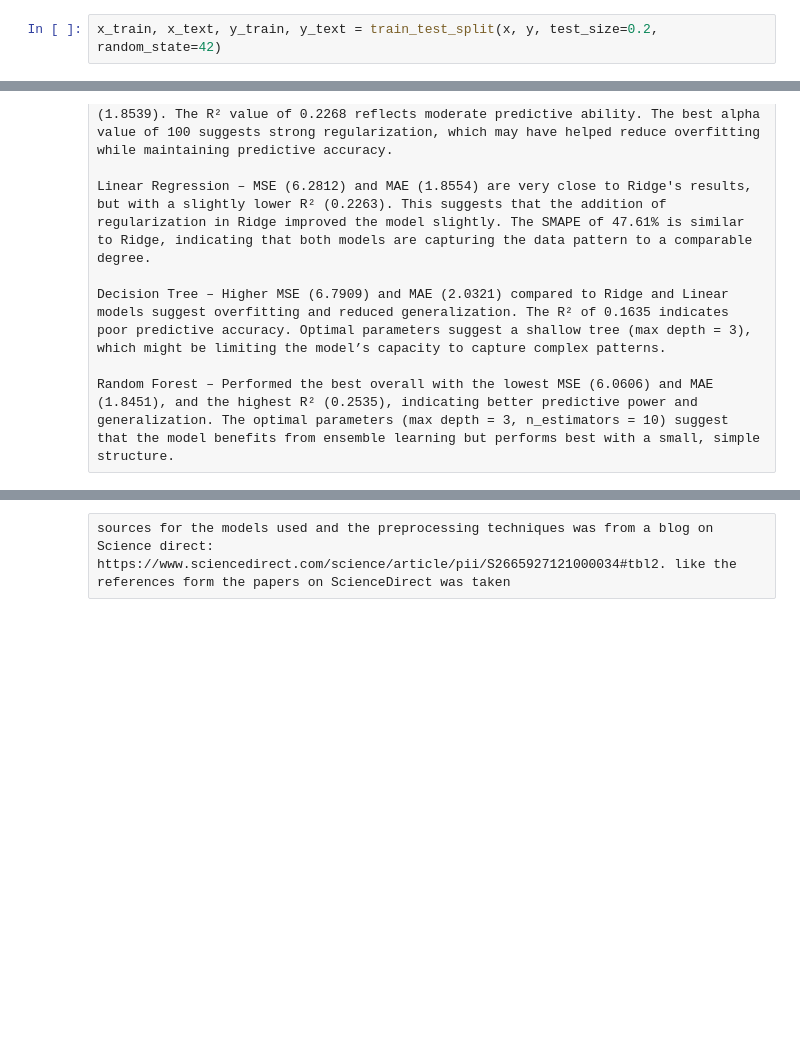
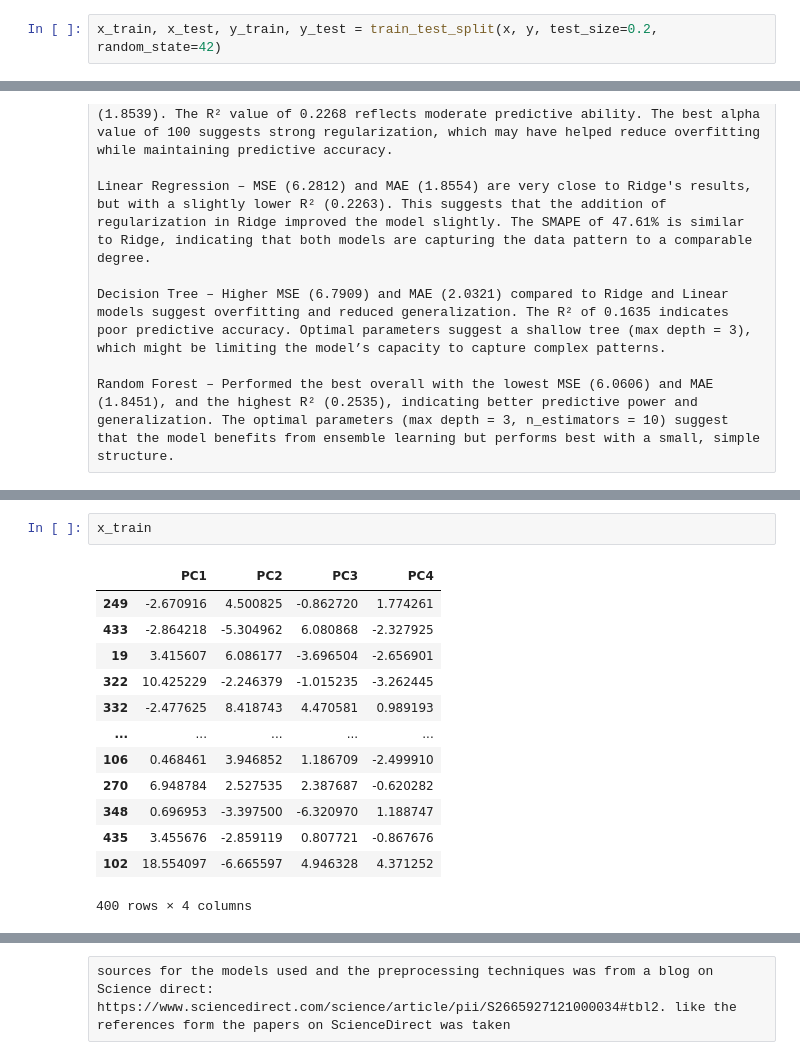
Before and after one commit to charancom/Imago_AI_Task, a Jupyter notebook: Main_Regression_Rf_lasso_ridge_trees.ipynb, the cells around one changed output, grey strips where cells are left out. Saved outputs shown, nothing was run; the diff lists cells and outputs as text; blank space fills up the shorter version.

```diff
--- a/Main_Regression_Rf_lasso_ridge_trees.ipynb
+++ b/Main_Regression_Rf_lasso_ridge_trees.ipynb
@@ -344,7 +344,7 @@ y
 499    7.244942
 Name: Target, Length: 500, dtype: float64
 # %%
-x_train, x_text, y_train, y_text = train_test_split(x, y, test_size=0.2, random_state=42)
+x_train, x_test, y_train, y_test = train_test_split(x, y, test_size=0.2, random_state=42)
 # %%
 import numpy as np
 from sklearn.metrics import make_scorer, mean_squared_error, mean_absolute_error, r2_score
@@ -557,0 +564,16 @@ plt.show()
+# %%
+x_train
+# %% [output]
+|  | PC1 | PC2 | PC3 | PC4 |
+| 249 | -2.670916 | 4.500825 | -0.862720 | 1.774261 |
+| 433 | -2.864218 | -5.304962 | 6.080868 | -2.327925 |
+| 19 | 3.415607 | 6.086177 | -3.696504 | -2.656901 |
+| 322 | 10.425229 | -2.246379 | -1.015235 | -3.262445 |
+| 332 | -2.477625 | 8.418743 | 4.470581 | 0.989193 |
+| ... | ... | ... | ... | ... |
+| 106 | 0.468461 | 3.946852 | 1.186709 | -2.499910 |
+| 270 | 6.948784 | 2.527535 | 2.387687 | -0.620282 |
+| 348 | 0.696953 | -3.397500 | -6.320970 | 1.188747 |
+| 435 | 3.455676 | -2.859119 | 0.807721 | -0.867676 |
+| 102 | 18.554097 | -6.665597 | 4.946328 | 4.371252 |
+400 rows × 4 columns
```
Also changed, not shown: parts of 3 cells of this notebook.
